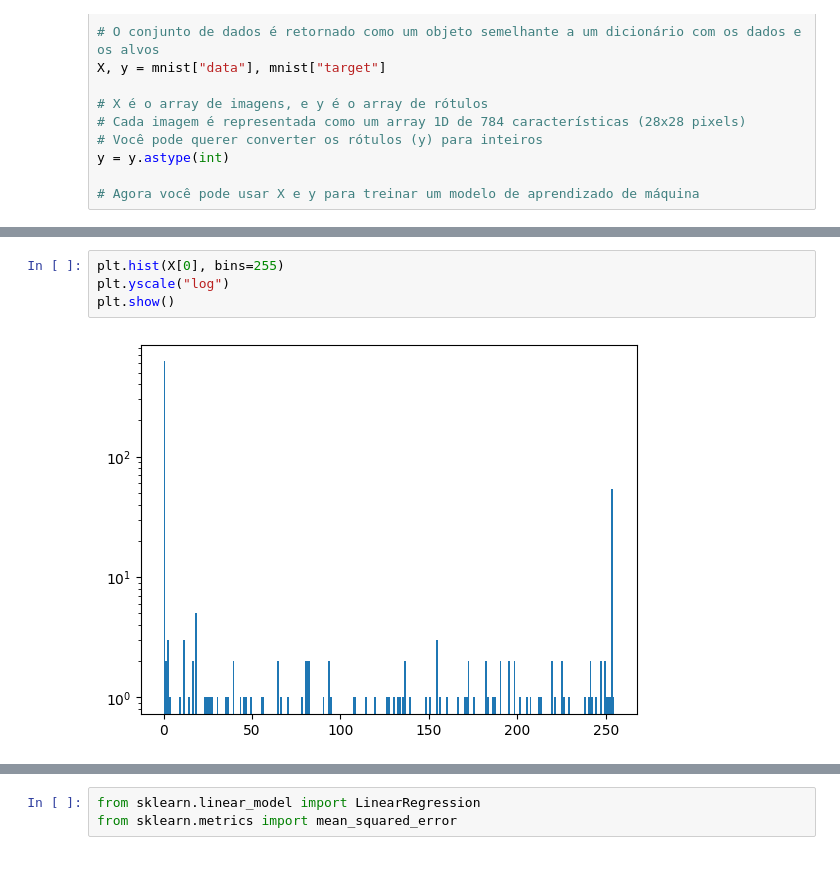
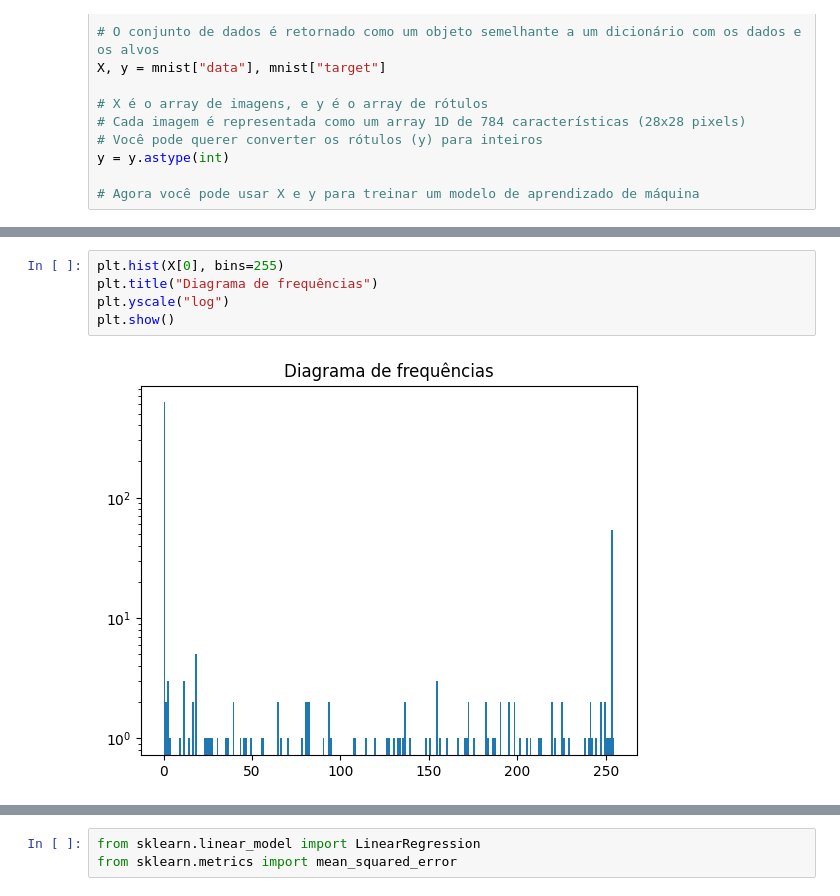
Before and after one commit to mfilipak/FILIPAK-DATA-SCIENCE, a Jupyter notebook: DIA1.ipynb, the cells around one changed output, grey strips where cells are left out. Cells and saved outputs as stored; diff of their text form; blank space fills up the shorter version.

```diff
--- a/DIA1.ipynb
+++ b/DIA1.ipynb
@@ -36,6 +62,7 @@ plt.bar(list(range(len(X[0]))),X[0])
 # %%
 plt.hist(X[0], bins=255)
+plt.title("Diagrama de frequências")
 plt.yscale("log")
 plt.show()
 # %% [output]
-[figure, old version]
+[figure, new version]
```
Also changed, not shown: parts of 15 cells of this notebook.
